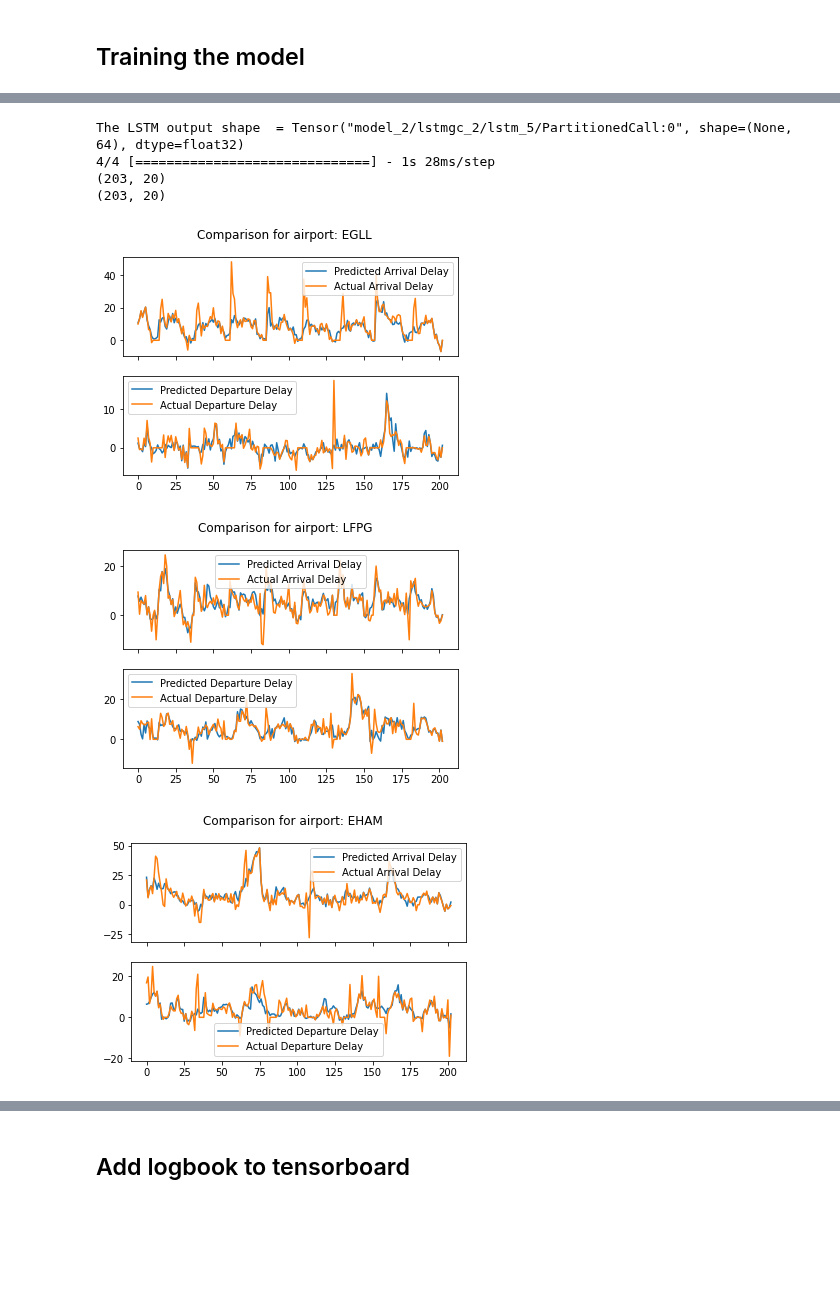
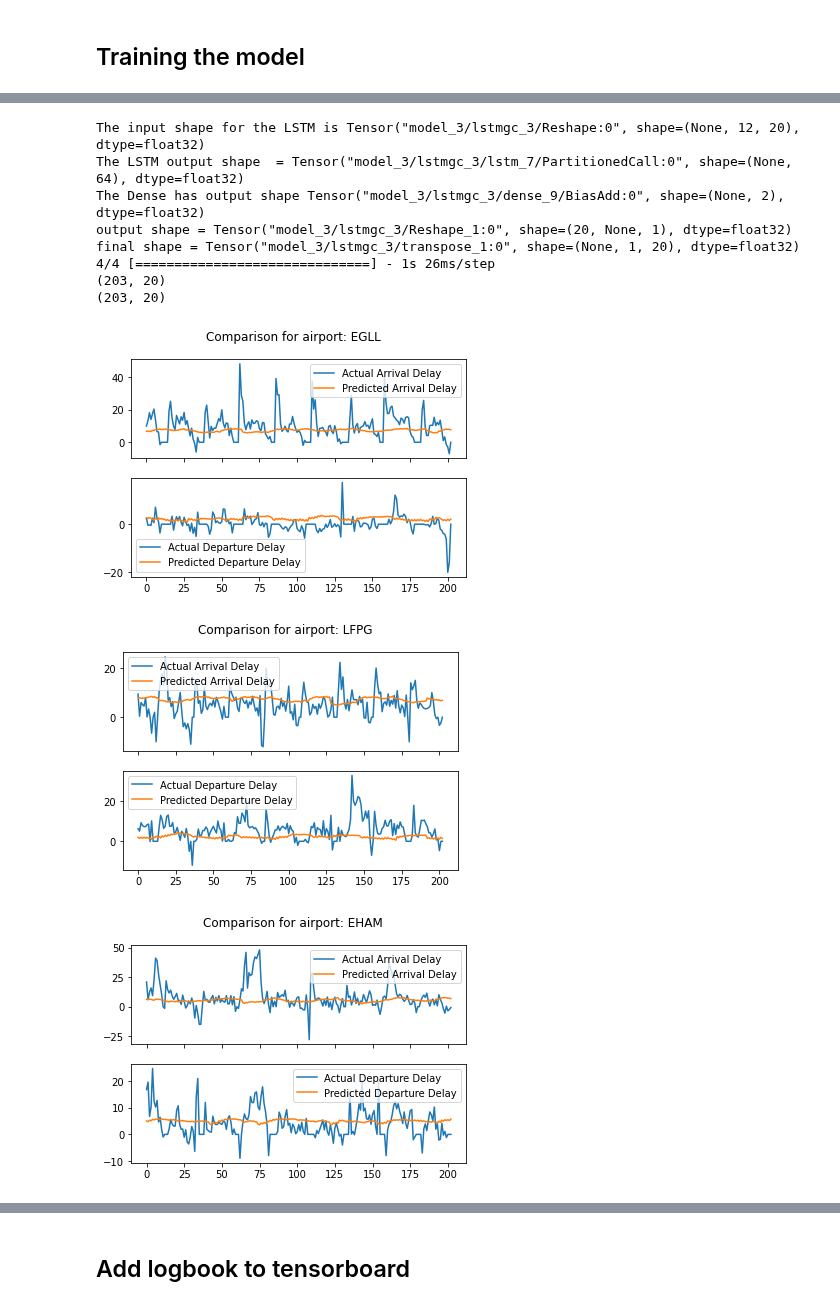
Before and after one commit to junzis/atdelay, a Jupyter notebook: kerasexp_1D.ipynb, the cells around one changed output, grey strips where cells are left out. Cells and saved outputs as stored; diff of their text form; code cells hidden in the pictures; blank space fills up the shorter version.

```diff
--- a/kerasexp_1D.ipynb
+++ b/kerasexp_1D.ipynb
@@ -396,24 +371,27 @@ class LSTMGC(layers.Layer):
 
         # LSTM takes only 3D tensors as input
         gcn_out = tf.reshape(gcn_out, (batch_size * num_nodes, input_seq_len, out_feat))
-        # print(f"The input shape for the LSTM is {gcn_out}")
+        print(f"The input shape for the LSTM is {gcn_out}")
         lstm1_hi = self.lstm1(gcn_out)  # lstm_out has shape: (batch_size * num_nodes, lstm_units)
         lstm2_hi = self.lstm2(lstm1_hi)  # lstm_out has shape: (batch_size * num_nodes, lstm_units)
         print(f"The LSTM output shape  = {lstm2_hi}")
         dense_1 = self.denseThick(lstm2_hi)
         dense_2 = self.denseThick2(dense_1)
         dense_output = self.dense(dense_2)
-        # print(f"The Dense has output shape {dense_output}")  # dense_output has shape: (batch_size * num_nodes, output_seq_len)
+        print(f"The Dense has output shape {dense_output}")  # dense_output has shape: (batch_size * num_nodes, output_seq_len)
         # output = tf.reshape(dense_output, (num_nodes, batch_size, self.output_seq_len))
         output = tf.reshape(dense_output, (2*num_nodes, batch_size, 1))
-        return tf.transpose(output, [1, 2, 0])
+        print(f"output shape = {output}")
+        final = tf.transpose(output, [1, 2, 0])
+        print(f"final shape = {final}")
+        return final
         # # returns Tensor of shape (batch_size, output_seq_len, num_nodes)
 # %% [markdown]
 ## Training the model
 # %%
 in_feat = 9
-batch_size = 64
-epochs = 400
+# batch_size = 64
+epochs = 10
 input_sequence_length = 12
 forecast_horizon = 3
 multi_horizon = False
@@ -439,10 +417,6 @@ outputs = st_gcn(inputs)
 
 model = keras.models.Model(inputs, outputs)
 
-# model.compile(
-#     optimizer=keras.optimizers.RMSprop(learning_rate=0.0002),
-#     loss=keras.losses.MeanAbsoluteError(),
-# )
 learning_rate = 0.0005
 optimizer = Adam(learning_rate=learning_rate)
 model.compile(
@@ -452,10 +426,4 @@ model.compile(
 )
 
 model.summary()
-history = model.fit(
-    train_dataset,
-    validation_data=val_dataset,
-    epochs=epochs,
-    callbacks=[keras.callbacks.EarlyStopping(patience=400)],
-)
 # %% [output]
@@ -478,0 +448,11 @@ Epoch 400/400
+# %%
+log_dir = "logs/fit/" + datetime.now().strftime("%Y%m%d-%H%M%S")
+tensorboard_callback = tf.keras.callbacks.TensorBoard(log_dir=log_dir, histogram_freq=1)
+
+
+history = model.fit(
+    train_dataset,
+    validation_data=val_dataset,
+    epochs=epochs,
+    callbacks=[keras.callbacks.EarlyStopping(patience=100), tensorboard_callback],
+)
@@ -486,32 +484,32 @@ plt.show()
 # %%
 ypredFull = model.predict(test_dataset, verbose=1)[:,0,:]
 yactualFull = Ytest[14::,:]
 print(ypredFull.shape)
 print(yactualFull.shape)
 
-# plt.plot(ypredFull)
-# plt.plot(yactualFull)
-airport_index = 0
+
 def plotComparison(airport_index, ypredFull=ypredFull, yactualFull=yactualFull):
     fig, axs = plt.subplots(2, 1, sharex=True, num=airport_index)
     axs[0].plot(yactualFull[:, 0+airport_index], label="Actual Arrival Delay")
     axs[1].plot(yactualFull[:, 10+airport_index], label="Actual Departure Delay")
     axs[0].plot(ypredFull[:, 0+airport_index], label="Predicted Arrival Delay")
     axs[1].plot(ypredFull[:, 10+airport_index], label="Predicted Departure Delay")
     axs[0].legend()
     axs[1].legend()
     plt.suptitle(f"Comparison for airport: {airports[airport_index]}")
 
 for airportidx in range(0,len(airports)):
     plotComparison(airportidx)
-# plotComparison(2)
 plt.show()
-# # graphData.visualiseGraph(timeSlice)
 # %% [output]
-The LSTM output shape  = Tensor("model_2/lstmgc_2/lstm_5/PartitionedCall:0", shape=(None, 64), dtype=float32)
-4/4 [==============================] - 1s 28ms/step
+The input shape for the LSTM is Tensor("model_3/lstmgc_3/Reshape:0", shape=(None, 12, 20), dtype=float32)
+The LSTM output shape  = Tensor("model_3/lstmgc_3/lstm_7/PartitionedCall:0", shape=(None, 64), dtype=float32)
+The Dense has output shape Tensor("model_3/lstmgc_3/dense_9/BiasAdd:0", shape=(None, 2), dtype=float32)
+output shape = Tensor("model_3/lstmgc_3/Reshape_1:0", shape=(20, None, 1), dtype=float32)
+final shape = Tensor("model_3/lstmgc_3/transpose_1:0", shape=(None, 1, 20), dtype=float32)
+4/4 [==============================] - 1s 26ms/step
 (203, 20)
 (203, 20)
-[figure, old version]
+[figure, new version]
-[figure, old version]
+[figure, new version]
-[figure, old version]
+[figure, new version]
```
Also changed, not shown: parts of 9 cells of this notebook.
